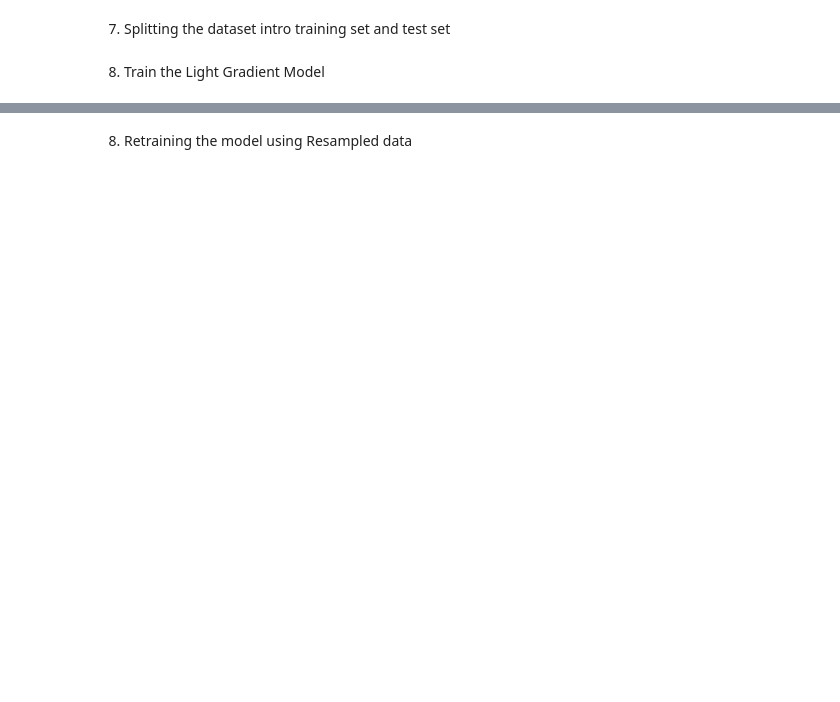
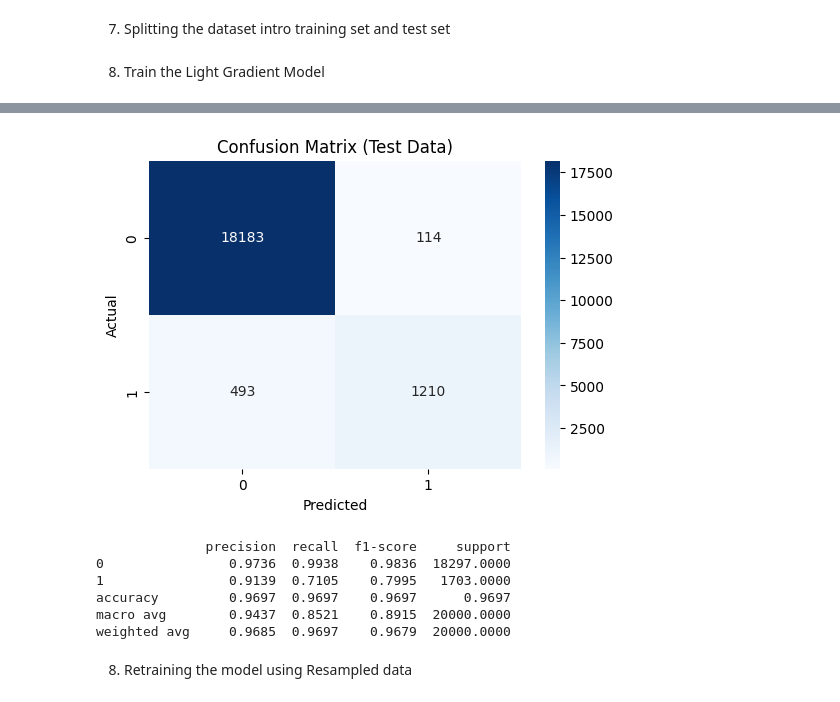
Before and after one commit to WandilePhinzi/explainable-diabetes-prediction, a Jupyter notebook: Jupyter Notebooks/Diabetes_prediction_dataset_training/Diabetes_Prediction_Dataset_Using_LightGradientBoost.ipynb, the cells around one changed output, grey strips where cells are left out. Drawn from its saved outputs; the diff is of its cells as text; code cells hidden in the pictures; blank space fills up the shorter version.

```diff
--- a/Jupyter Notebooks/Diabetes_prediction_dataset_training/Diabetes_Prediction_Dataset_Using_LightGradientBoost.ipynb
+++ b/Jupyter Notebooks/Diabetes_prediction_dataset_training/Diabetes_Prediction_Dataset_Using_LightGradientBoost.ipynb
@@ -122,7 +124,21 @@ X_train, X_test, Y_train, Y_test = train_test_split(X, Y, test_size=0.2, random_
 # %%
-lgb = LightGradientBoostingClassifier(n_estimators=100, learning_rate=0.1, max_depth=3, random_state=42)
-lgb.fit(X_train, Y_train)
-Kfold = KFold(n_splits=10, shuffle=True, random_state=42)
-scores = cross_val_score(lgb, X_train, Y_train, cv=Kfold, scoring='accuracy')
-Y_pred = lgb.predict(X_test)
+lgb = LightGradientBoostingClassifier(**lightgradientboostparams)
+lgb.fit(X_train, Y_train,
+          eval_set=[(X_test, Y_test)],
+          )
+y_pred_train = lgb.predict(X_test)
+cm_train = confusion_matrix(Y_test, y_pred_train)
+import seaborn as sns
+import matplotlib.pyplot as plt
+plt.figure(figsize=(6,4))
+sns.heatmap(cm_train, annot=True, fmt='d', cmap='Blues')
+plt.xlabel('Predicted')
+plt.ylabel('Actual')
+plt.title('Confusion Matrix (Test Data)')
+plt.show()
+
+# Display evaluation matrix (classification report)
+report_train = classification_report(Y_test, y_pred_train, output_dict=True)
+df_report_train = pd.DataFrame(report_train).transpose()
+print(df_report_train)
 # %% [output]
@@ -146,3 +161,10 @@ And if memory is not enough, you can set `force_col_wise=true`.
+[figure, added]
+              precision  recall  f1-score     support
+0                0.9736  0.9938    0.9836  18297.0000
+1                0.9139  0.7105    0.7995   1703.0000
+accuracy         0.9697  0.9697    0.9697      0.9697
+macro avg        0.9437  0.8521    0.8915  20000.0000
+weighted avg     0.9685  0.9697    0.9679  20000.0000
 # %%
 lightgradientboostparams = {
 
```
Also changed, not shown: parts of 12 cells of this notebook, 4 other files.
